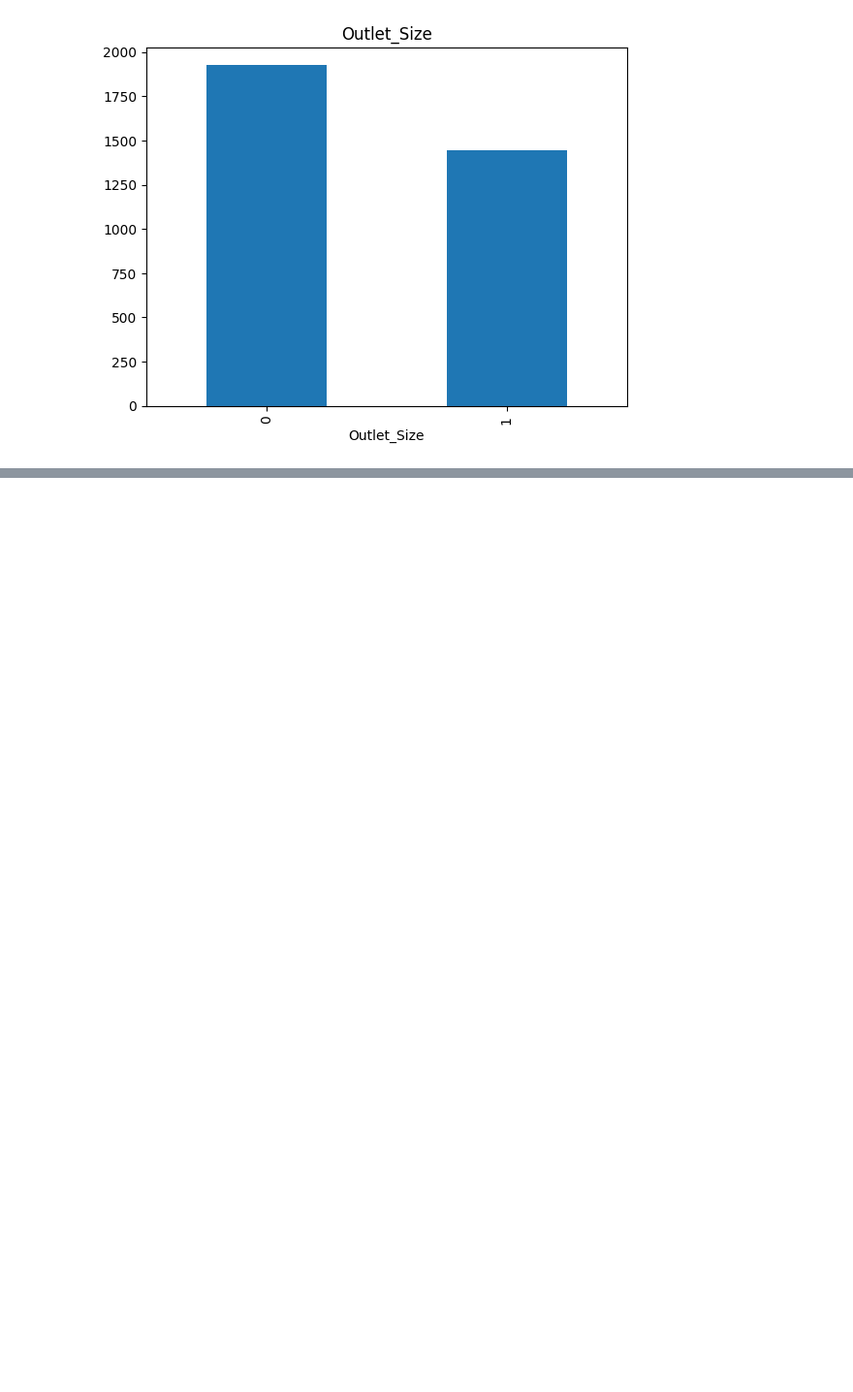
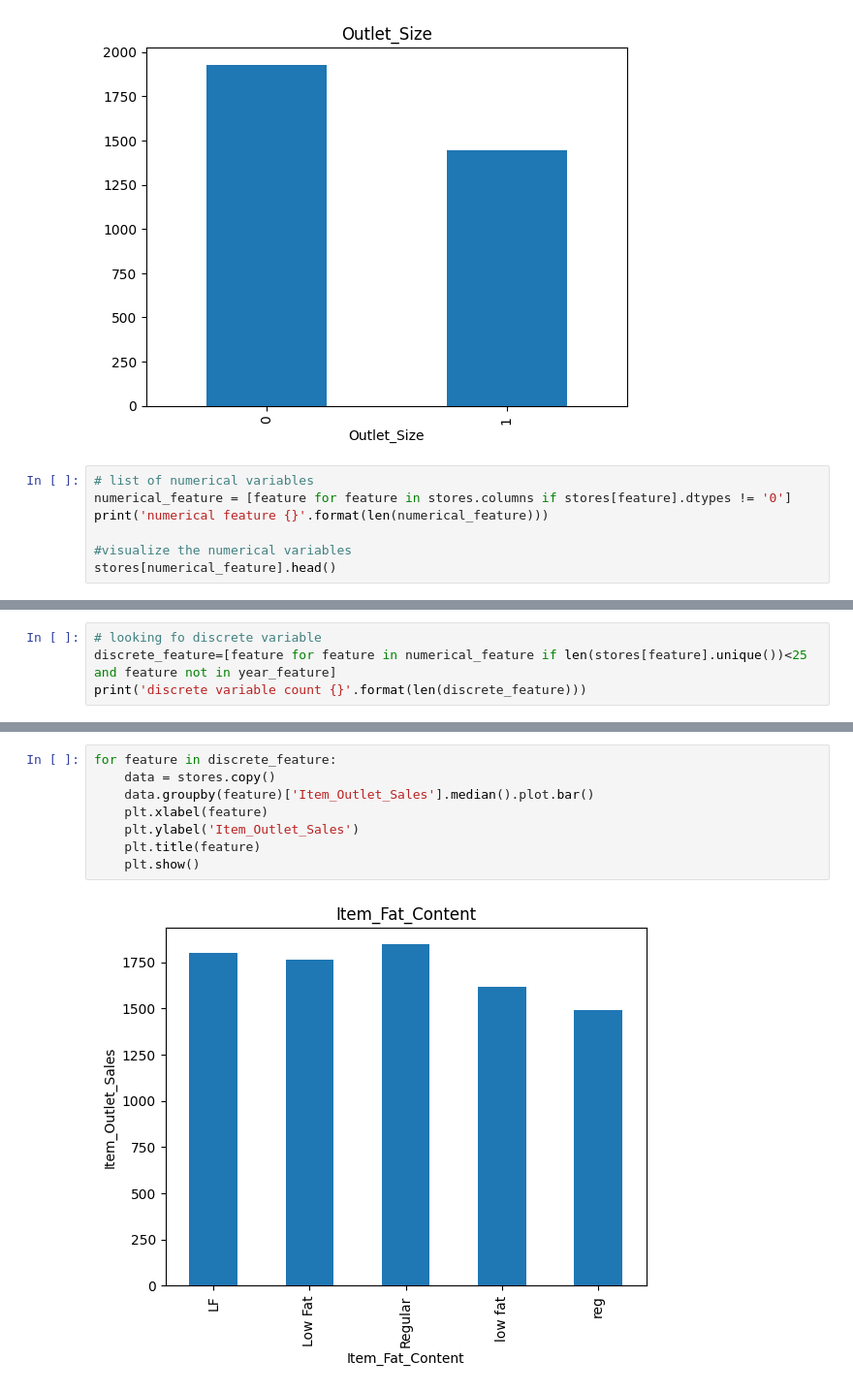
Before and after one commit to MichaelOdons/End-to-End-ML-Project, a Jupyter notebook: research/experiment.ipynb, the cells around one changed output, grey strips where cells are left out. Shown at 97% size. Cells and saved outputs as stored; diff of their text form; blank space fills up the shorter version.

```diff
--- a/research/experiment.ipynb
+++ b/research/experiment.ipynb
@@ -77,3 +77,10 @@ for feature in features_with_na:
 # %% [output]
 [figure]
 [figure]
+# %%
+# list of numerical variables
+numerical_feature = [feature for feature in stores.columns if stores[feature].dtypes != '0']
+print('numerical feature {}'.format(len(numerical_feature)))
+
+#visualize the numerical variables
+stores[numerical_feature].head()
@@ -79,0 +114,4 @@ for feature in features_with_na:
+# %%
+# looking fo discrete variable
+discrete_feature=[feature for feature in numerical_feature if len(stores[feature].unique())<25 and feature not in year_feature]
+print('discrete variable count {}'.format(len(discrete_feature)))
@@ -79,0 +129,10 @@ for feature in features_with_na:
+# %%
+for feature in discrete_feature:
+    data = stores.copy()
+    data.groupby(feature)['Item_Outlet_Sales'].median().plot.bar()
+    plt.xlabel(feature)
+    plt.ylabel('Item_Outlet_Sales')
+    plt.title(feature)
+    plt.show()
+# %% [output]
+[figure, added]
```
Also changed, not shown: parts of 22 cells of this notebook.
